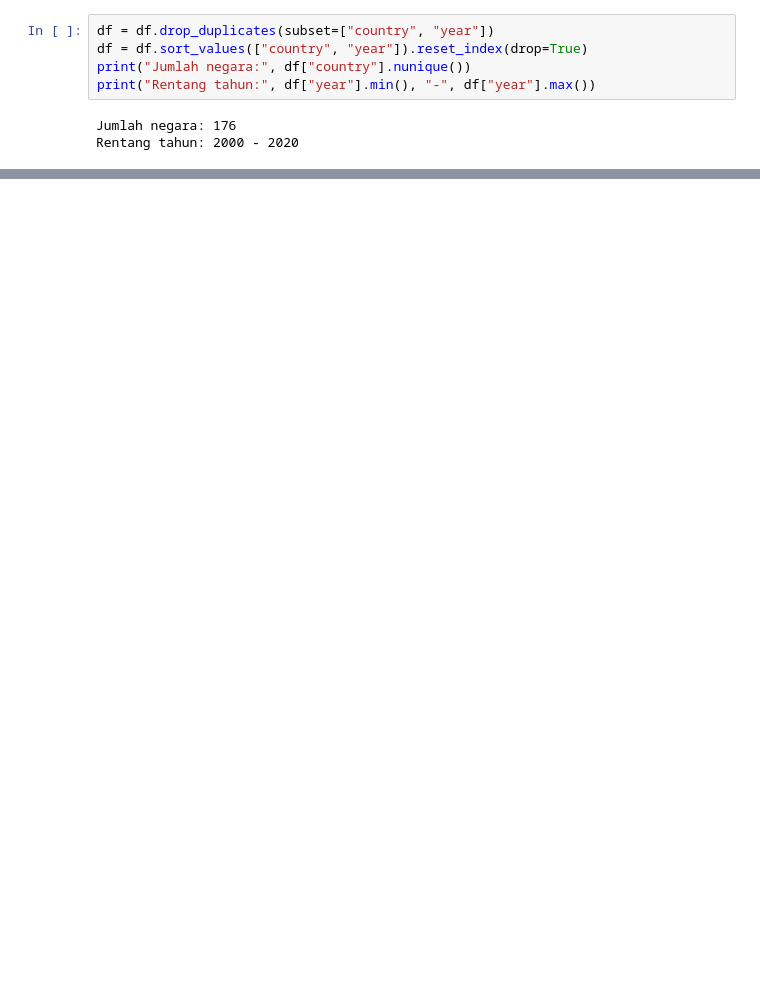
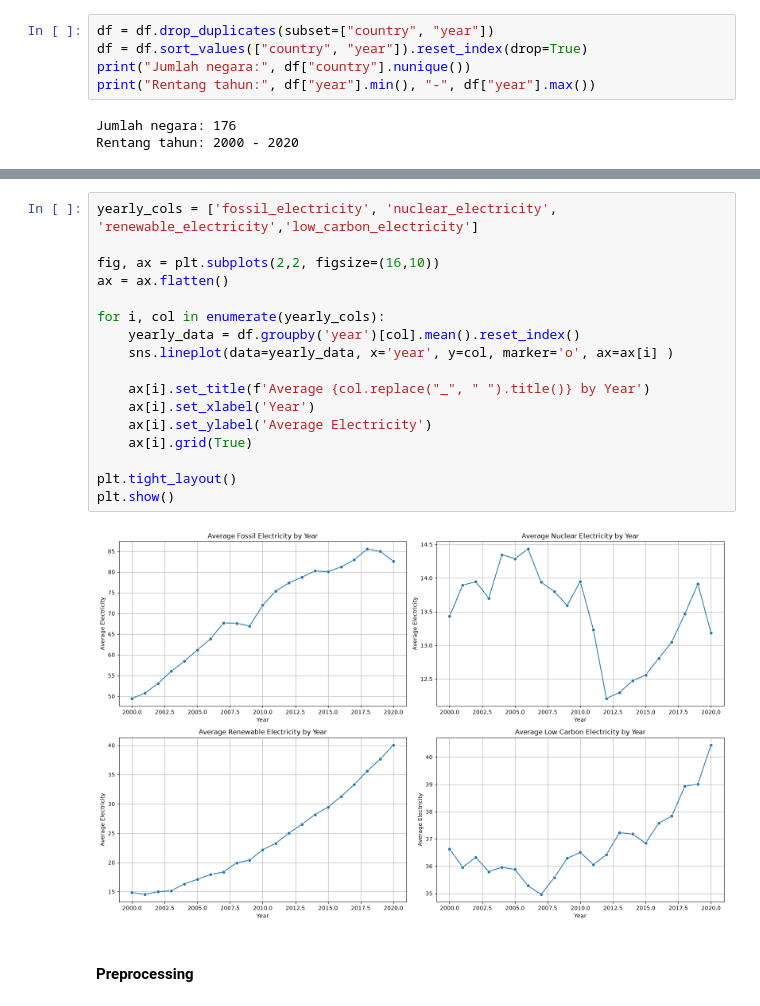
Before and after one commit to daffasyarief/Renewable-and-Sustainable-Energy-Forecasting, a Jupyter notebook: main.ipynb, the cells around one changed output, grey strips where cells are left out. Drawn from its saved outputs; the diff is of its cells as text; blank space fills up the shorter version.

```diff
--- a/main.ipynb
+++ b/main.ipynb
@@ -128,0 +161,21 @@ df.describe()
+# %%
+yearly_cols = ['fossil_electricity', 'nuclear_electricity', 'renewable_electricity','low_carbon_electricity']
+
+fig, ax = plt.subplots(2,2, figsize=(16,10))
+ax = ax.flatten()
+
+for i, col in enumerate(yearly_cols):
+    yearly_data = df.groupby('year')[col].mean().reset_index()
+    sns.lineplot(data=yearly_data, x='year', y=col, marker='o', ax=ax[i] )
+
+    ax[i].set_title(f'Average {col.replace("_", " ").title()} by Year')
+    ax[i].set_xlabel('Year')
+    ax[i].set_ylabel('Average Electricity')
+    ax[i].grid(True)
+
+plt.tight_layout()
+plt.show()
+# %% [output]
+[figure, added]
+# %% [markdown]
+#### Preprocessing
```
Also changed, not shown: parts of 7 cells of this notebook.
